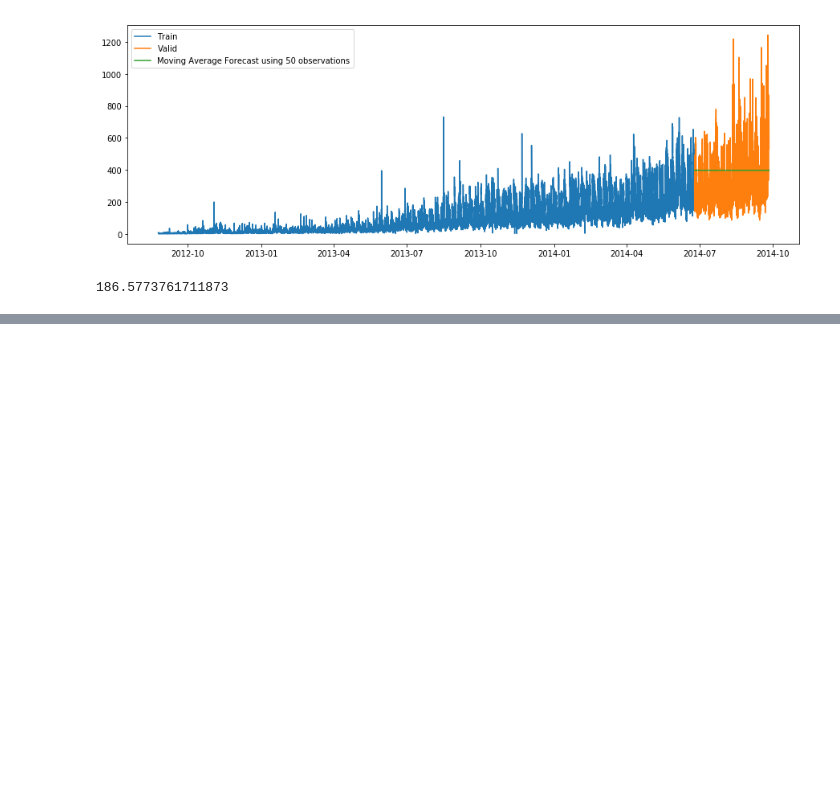
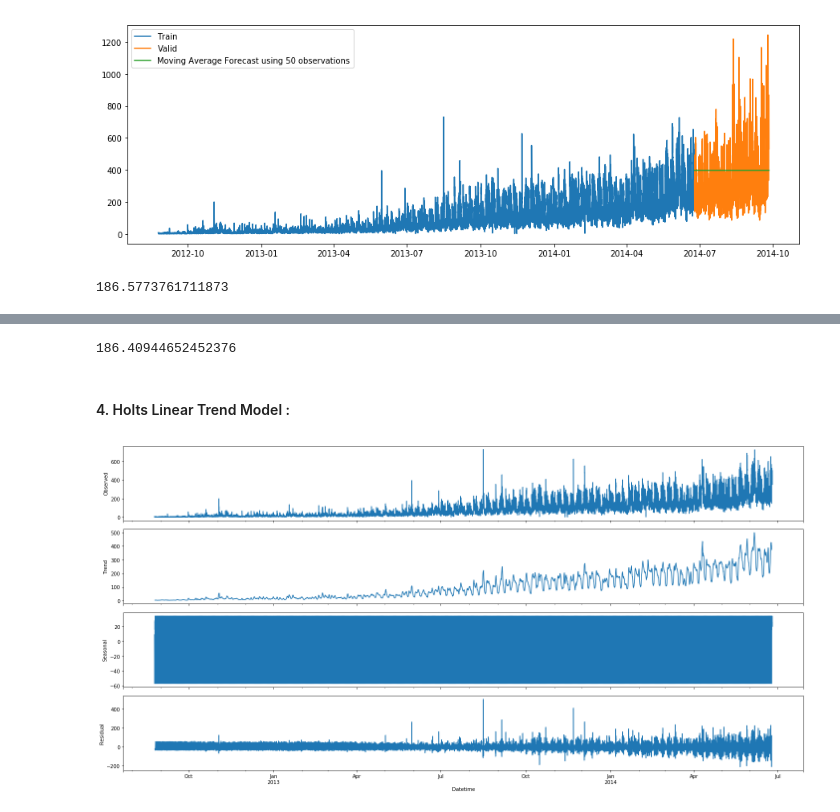
Before and after one commit to ri2beri/data-science-practice, a Jupyter notebook: timeseries_data_traffic.ipynb, the cells around one changed output, grey strips where cells are left out. Drawn from its saved outputs; the diff is of its cells as text; code cells hidden in the pictures; blank space fills up the shorter version.

```diff
--- a/timeseries_data_traffic.ipynb
+++ b/timeseries_data_traffic.ipynb
@@ -277,0 +322,7 @@ print(rms)
+# %%
+rms = sqrt(mean_squared_error(valid.Count, y_hat_avg.SES))
+rms
+# %% [output]
+186.40944652452376
+# %% [markdown]
+#### 4. Holts Linear Trend Model :
@@ -278 +331,8 @@ print(rms)
+# %%
+plt.rcParams['figure.figsize'] = 20, 10
+sm.tsa.seasonal_decompose(Train.Count).plot()
+result = sm.tsa.stattools.adfuller(Train.Count)
+plt.show()
+# %% [output]
+[figure, added]
 # %%
```
Also changed, not shown: parts of 103 cells of this notebook.
